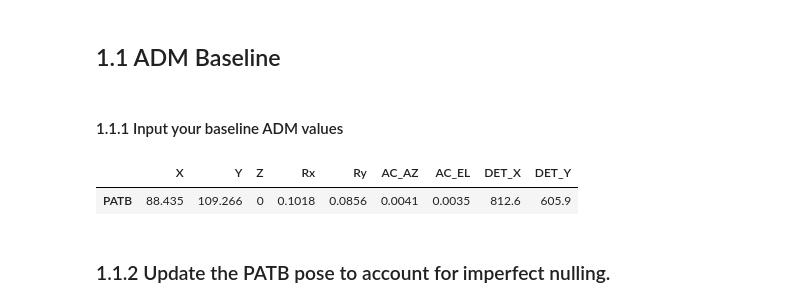
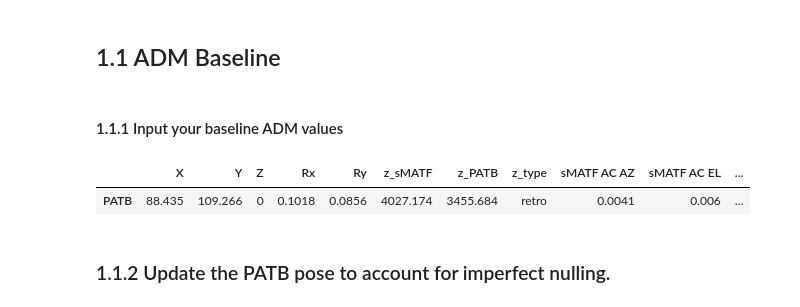
Before and after one commit to evanbray1/ADMTools, a Jupyter notebook: Pose Updater.ipynb, the cells around one changed output. Drawn from its saved outputs; the diff is of its cells as text; code cells hidden in the pictures.

```diff
--- a/Pose Updater.ipynb
+++ b/Pose Updater.ipynb
@@ -87,18 +87,34 @@ if not any(np.isfinite(pose_actual.values.astype(float)).ravel()):
 #### 1.1.1 Input your baseline ADM values
 # %%
 # 4/1 SES cold
-z_null_sMATF_baseline = 4.027174*1000.
-z_null_PATB_baseline = 3.455684*1000.
-sMATF_baseline = pd.DataFrame(dict({'AC_AZ':0.0041,'AC_EL':0.006,'DET_X':811.9,'DET_Y':604.6}),index=['sMATF'])
-p_null_PATB_baseline_encoder = pd.DataFrame(dict({'X':88.435, 'Y':109.266,'Z':0,'Rx':0.1018,'Ry':0.0856,
-                                                  'AC_AZ':0.0041,'AC_EL':0.0035,'DET_X':812.6,'DET_Y':605.9}),index=['PATB'])
+#z_null_sMATF_baseline = 4.027174*1000.
+#z_null_PATB_baseline = 3.455684*1000.
+#sMATF_baseline = pd.DataFrame(dict({'AC_AZ':0.0041,'AC_EL':0.006,'DET_X':811.9,'DET_Y':604.6}),index=['sMATF'])
+#p_null_PATB_baseline_encoder = pd.DataFrame(dict({'X':88.435, 'Y':109.266,'Z':0,'Rx':0.1018,'Ry':0.0856,
+#                                                  'AC_AZ':0.0041,'AC_EL':0.0035,'DET_X':812.6,'DET_Y':605.9}),index=['PATB'])
+
+p_null_PATB_baseline_encoder = pd.DataFrame(dict({'X':88.435, 'Y':109.266,'Z':0,
+                                                  'Rx':0.1018,'Ry':0.0856,
+                                                  'z_sMATF':4.027174*1000.,
+                                                  'z_PATB':3.455684*1000.,
+                                                  'z_type':'retro',
+                                                  'sMATF AC AZ':0.0041,
+                                                  'sMATF AC EL':0.006,
+                                                  'PATB AC AZ':0.0041,
+                                                  'PATB AC EL':0.0035,
+                                                  'sMATF Pri LED X':811.9,
+                                                  'sMATF Pri LED Y':604.6,
+                                                  'PATB Pri LED X':812.6,
+                                                  'PATB Pri LED Y':605.9,
+                                                  'date':'4/1/2023'
+                                                 }),index=['PATB'])
 
 p_null_PATB_baseline = calculate_5DOF_from_encoders(p_null_PATB_baseline_encoder)
 
 p_null_offset = np.array([-90.,-110.,-10.]) #PATB is not on the POA boresight. It is offset by this much
 p_null_PATB_baseline_encoder
 # %% [output]
-|  | X | Y | Z | Rx | Ry | AC_AZ | AC_EL | DET_X | DET_Y |
-| PATB | 88.435 | 109.266 | 0 | 0.1018 | 0.0856 | 0.0041 | 0.0035 | 812.6 | 605.9 |
+|  | X | Y | Z | Rx | Ry | z_sMATF | z_PATB | z_type | sMATF AC AZ | sMATF AC EL | ... |
+| PATB | 88.435 | 109.266 | 0 | 0.1018 | 0.0856 | 4027.174 | 3455.684 | retro | 0.0041 | 0.006 | ... |
 # %% [markdown]
 ### 1.1.2 Update the PATB pose to account for imperfect nulling.
```
Also changed, not shown: parts of 17 cells of this notebook.
